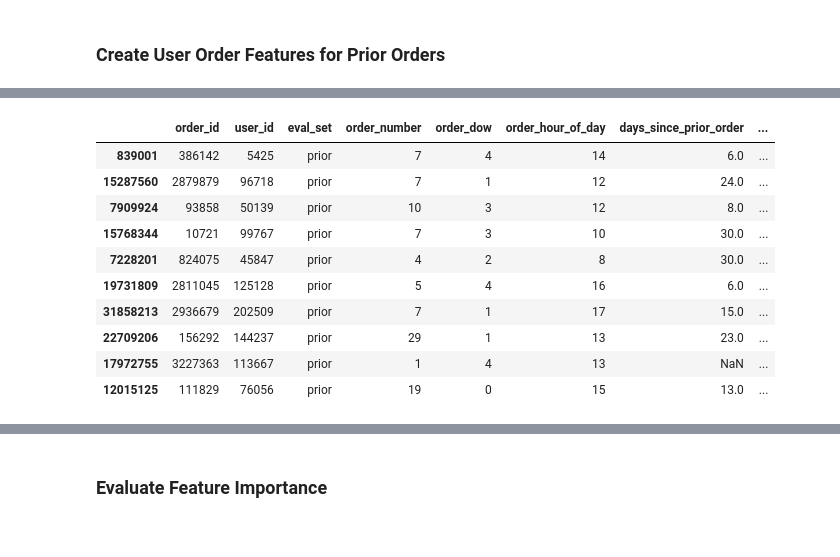
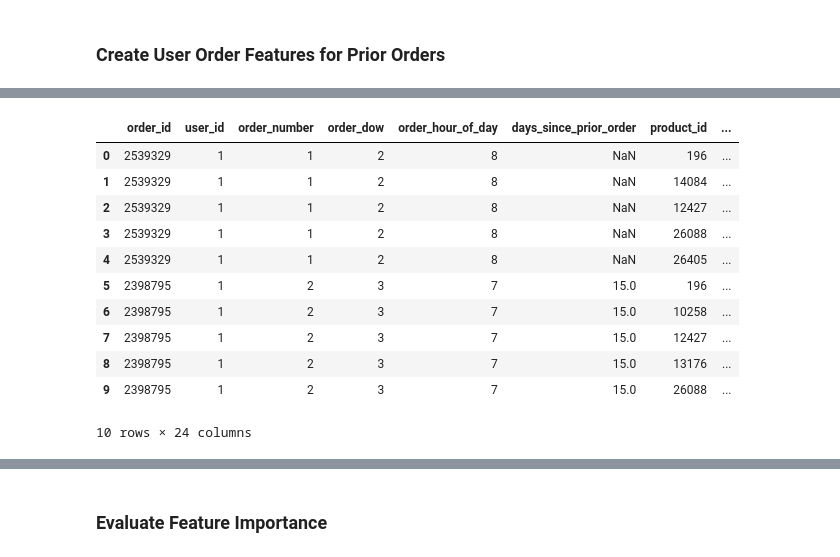
Before and after one commit to paliramuk/market-basket-analysis, a Jupyter notebook: Features.ipynb, the cells around one changed output, grey strips where cells are left out. Saved outputs shown, nothing was run; the diff lists cells and outputs as text; code cells hidden in the pictures.

```diff
--- a/Features.ipynb
+++ b/Features.ipynb
@@ -9,3 +16,15 @@ import sys
 print (sys.version)
 # %% [output]
 2.7.14 |Anaconda, Inc.| (default, Oct 15 2017, 03:34:40) [MSC v.1500 64 bit (AMD64)]
+# %%
+# Combine order, products, and order_products_prior datasets
+orders_df = pd.read_csv('input/orders.csv')
+orders_df = orders_df[orders_df.eval_set=='prior']
+
+prior_order_features_df = pd.read_csv('input/order_products__prior.csv')
+prior_order_features_df = orders_df.merge(prior_order_features_df, how='left', on='order_id')
+
+products_df = pd.read_csv('input/products.csv')
+prior_order_features_df = prior_order_features_df.merge(products_df, how='left', on='product_id')
+
+prior_order_features_df.sample(10)
@@ -11,0 +84,6 @@ print (sys.version)
+# %%
+# Drop non-numeric fields
+prior_order_features_df.drop(['eval_set','product_name'],axis=1, inplace=True)
+
+# Drop initial customer orders and generate sample for evaluation
+prior_order_sample_df = prior_order_features_df.dropna().sample(frac=0.01)
@@ -12,12 +168,2 @@ print (sys.version)
 # %% [markdown]
 ### Create User Order Features for Prior Orders
-# %%
-# Combine order and order_products_prior datasets
-orders_df = pd.read_csv('input/orders.csv')
-orders_df = orders_df[orders_df.eval_set=='prior']
-
-order_products_prior_df = pd.read_csv('input/order_products__prior.csv')
-
-prior_order_features_df = orders_df.merge(order_products_prior_df, how='left', on='order_id')
-
-prior_order_features_df.sample(10)
@@ -36,26 +170,34 @@ prior_order_features_df.sample(10)
 # %%
+# develop features to evaluate for predictive ability
+# User order features
 prior_order_features_df['user_orders'] = prior_order_features_df.groupby('user_id')['order_id'].transform('count')
 prior_order_features_df['basket_size'] = prior_order_features_df.groupby(['user_id','order_id'])['product_id'].transform('count')
 prior_order_features_df['avg_basket_size'] = prior_order_features_df.groupby('user_id')['basket_size'].transform(np.mean)
+prior_order_features_df['avg_reorders_per_basket'] = ( prior_order_features_df.groupby(['user_id'])['reordered'].transform(np.mean) / prior_order_features_df.avg_basket_size)
+prior_order_features_df['user_order_dow_mode'] = prior_order_features_df.groupby('user_id')['order_dow'].transform(lambda x: stats.mode(x)[0])
+prior_order_features_df['user_order_hour_mode'] = prior_order_features_df.groupby('user_id')['order_hour_of_day'].transform(lambda x: stats.mode(x)[0])
 prior_order_features_df['avg_days_between_orders'] = prior_order_features_df.groupby('user_id')['days_since_prior_order'].transform(np.mean)
+# User & Product features
 prior_order_features_df['avg_add_to_cart_order'] = prior_order_features_df.groupby(['user_id','product_id'])['add_to_cart_order'].transform(np.mean)
 prior_order_features_df['user_prod_reorders'] = prior_order_features_df.groupby(['user_id','product_id'])['reordered'].transform(np.sum)
 prior_order_features_df['user_prod_reorder_rate'] = ( prior_order_features_df.user_prod_reorders / prior_order_features_df.user_orders )
+# Product features
 prior_order_features_df['prod_order_count'] = prior_order_features_df.groupby('product_id')['add_to_cart_order'].transform('count')
 prior_order_features_df['prod_reorders'] = prior_order_features_df.groupby('product_id')['reordered'].transform(np.sum)
 prior_order_features_df['prod_reorder_rate'] = ( prior_order_features_df.prod_reorders / prior_order_features_df.prod_order_count )
 # %%
-prior_order_features_df.sample(10)
+prior_order_features_df.head(10)
 # %% [output]
-|  | order_id | user_id | eval_set | order_number | order_dow | order_hour_of_day | days_since_prior_order | ... |
-| 839001 | 386142 | 5425 | prior | 7 | 4 | 14 | 6.0 | ... |
-| 15287560 | 2879879 | 96718 | prior | 7 | 1 | 12 | 24.0 | ... |
-| 7909924 | 93858 | 50139 | prior | 10 | 3 | 12 | 8.0 | ... |
-| 15768344 | 10721 | 99767 | prior | 7 | 3 | 10 | 30.0 | ... |
-| 7228201 | 824075 | 45847 | prior | 4 | 2 | 8 | 30.0 | ... |
-| 19731809 | 2811045 | 125128 | prior | 5 | 4 | 16 | 6.0 | ... |
-| 31858213 | 2936679 | 202509 | prior | 7 | 1 | 17 | 15.0 | ... |
-| 22709206 | 156292 | 144237 | prior | 29 | 1 | 13 | 23.0 | ... |
-| 17972755 | 3227363 | 113667 | prior | 1 | 4 | 13 | NaN | ... |
-| 12015125 | 111829 | 76056 | prior | 19 | 0 | 15 | 13.0 | ... |
+|  | order_id | user_id | order_number | order_dow | order_hour_of_day | days_since_prior_order | product_id | ... |
+| 0 | 2539329 | 1 | 1 | 2 | 8 | NaN | 196 | ... |
+| 1 | 2539329 | 1 | 1 | 2 | 8 | NaN | 14084 | ... |
+| 2 | 2539329 | 1 | 1 | 2 | 8 | NaN | 12427 | ... |
+| 3 | 2539329 | 1 | 1 | 2 | 8 | NaN | 26088 | ... |
+| 4 | 2539329 | 1 | 1 | 2 | 8 | NaN | 26405 | ... |
+| 5 | 2398795 | 1 | 2 | 3 | 7 | 15.0 | 196 | ... |
+| 6 | 2398795 | 1 | 2 | 3 | 7 | 15.0 | 10258 | ... |
+| 7 | 2398795 | 1 | 2 | 3 | 7 | 15.0 | 12427 | ... |
+| 8 | 2398795 | 1 | 2 | 3 | 7 | 15.0 | 13176 | ... |
+| 9 | 2398795 | 1 | 2 | 3 | 7 | 15.0 | 26088 | ... |
+10 rows × 24 columns
 # %%
```
Also changed, not shown: parts of 42 cells of this notebook, 3 other files.
